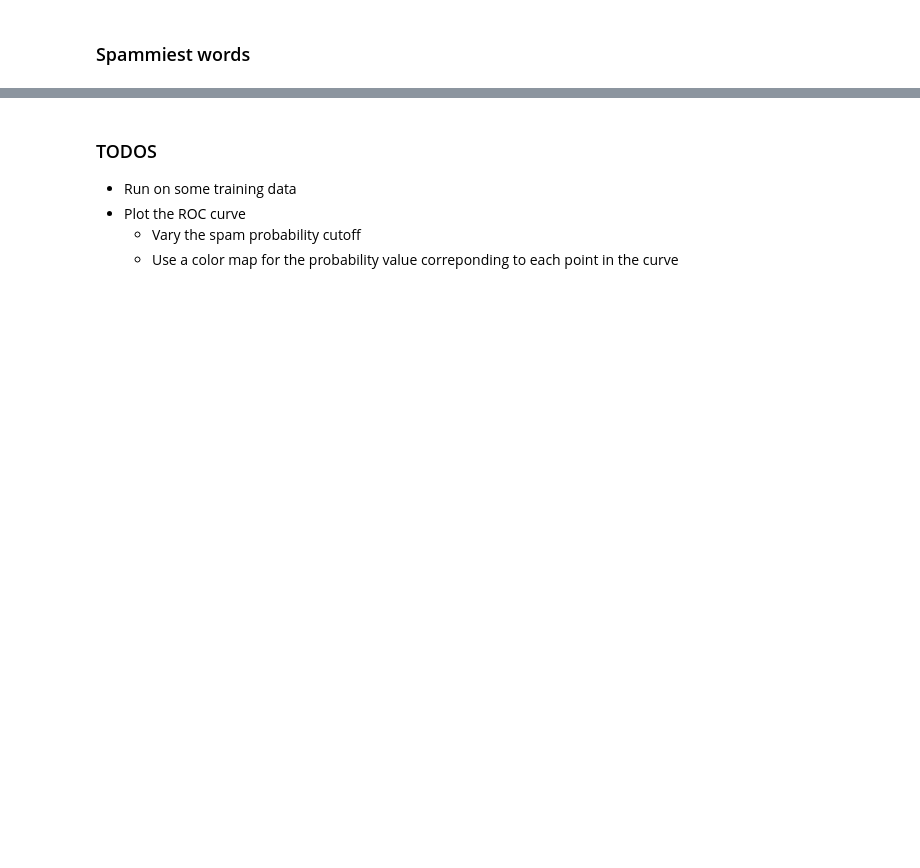
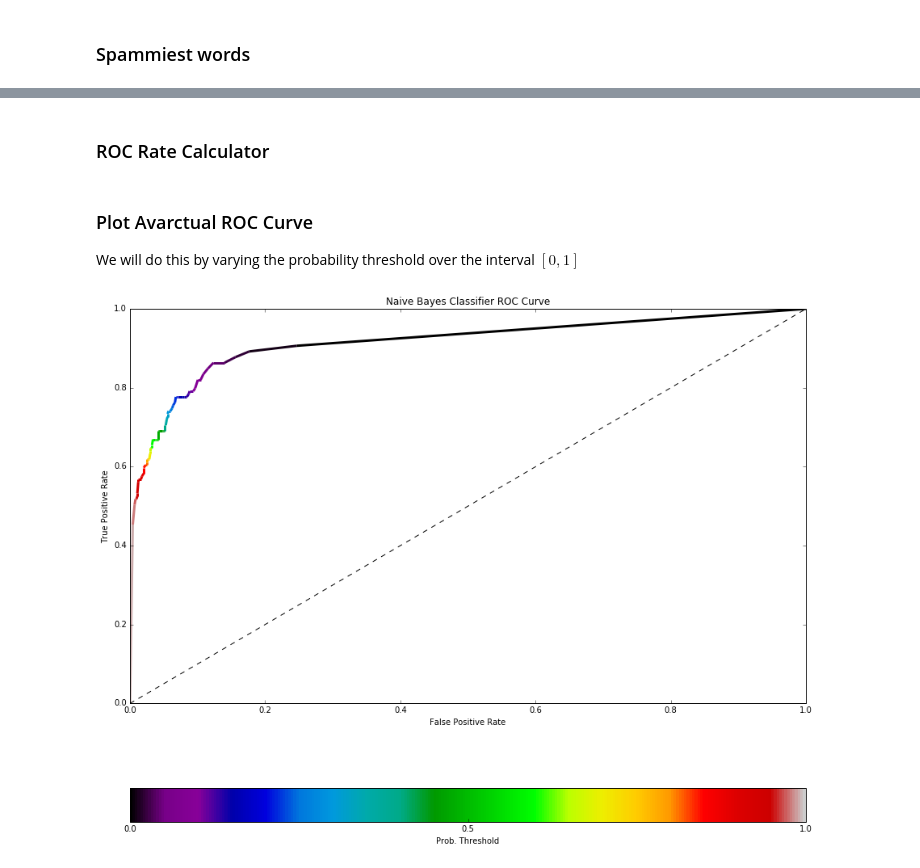
Before and after one commit to EvanOman/Data-Science-from-Scratch, a Jupyter notebook: Chapter13.ipynb, the cells around one changed output, grey strips where cells are left out. Cells and saved outputs as stored; diff of their text form; code cells hidden in the pictures; blank space fills up the shorter version.

Commit message:
Added ROC Curve Calculation :boom: :rocket: :white_check_mark: :+1:

```diff
--- a/Chapter13.ipynb
+++ b/Chapter13.ipynb
@@ -229,6 +229,2 @@ Hammiest Words: [('satalk', 0.0013513513513513514, 0.047957778797613586), ('spam
-# %% [markdown]
-### TODOS
-- Run on some training data
-- Plot the ROC curve
-    - Vary the spam probability cutoff
-    - Use a color map for the probability value correponding to each point in the curve
+# %% [markdown]
+### ROC Rate Calculator
@@ -234,0 +255,49 @@ Hammiest Words: [('satalk', 0.0013513513513513514, 0.047957778797613586), ('spam
+# %% [markdown]
+### Plot Avarctual ROC Curve
+
+We will do this by varying the probability threshold over the interval $[0,1]$
+# %%
+if __name__ == "__main__":
+    # Imports
+    import numpy as np
+    %matplotlib inline
+    import matplotlib.pyplot as plt
+    from matplotlib.collections import LineCollection
+    from matplotlib.colors import ListedColormap, BoundaryNorm
+    from pylab import rcParams
+
+    # Set plot size
+    rcParams['figure.figsize'] = 15,12.5
+
+    # calculate ROC vals for each probability value over [0,1]
+    interval = lin_space(0, 1, 100)
+    roc_vals = [mk_roc_rates(p, classified) for p in interval]
+
+    # unzip into x (FP) and y(TP) arrays
+    x, y = zip(*roc_vals)
+
+    # Make LineCollection (allows continuous line coloring according to colormap)
+    points = np.array([np.array(x), np.array(y)]).T.reshape(-1, 1, 2)
+    segments = np.concatenate([points[:-1], points[1:]], axis=1)
+    lc = LineCollection(segments, cmap=plt.get_cmap('spectral'), norm=plt.Normalize(0, 1))
+    interval = np.array(interval)
+    lc.set_array(interval)
+    lc.set_linewidth(3)
+
+    # Make figure and set params
+    fig2 = plt.figure()
+    plt.gca().add_collection(lc)
+    plt.xlim(0, 1)
+    plt.ylim(0, 1)
+    plt.xlabel("False Positive Rate")
+    plt.ylabel("True Positive Rate")
+    plt.title("Naive Bayes Classifier ROC Curve")
+    cbar = fig2.colorbar(lc, ticks=[0, 0.5, 1], orientation='horizontal', label="Prob. Threshold")
+
+    # Add reference identity line (represents random guess threshold)
+    plt.plot([0,1], 'k--')
+
+    # Show the figure
+    plt.show()
+# %% [output]
+[figure, added]
```
Also changed, not shown: parts of 5 cells of this notebook.
